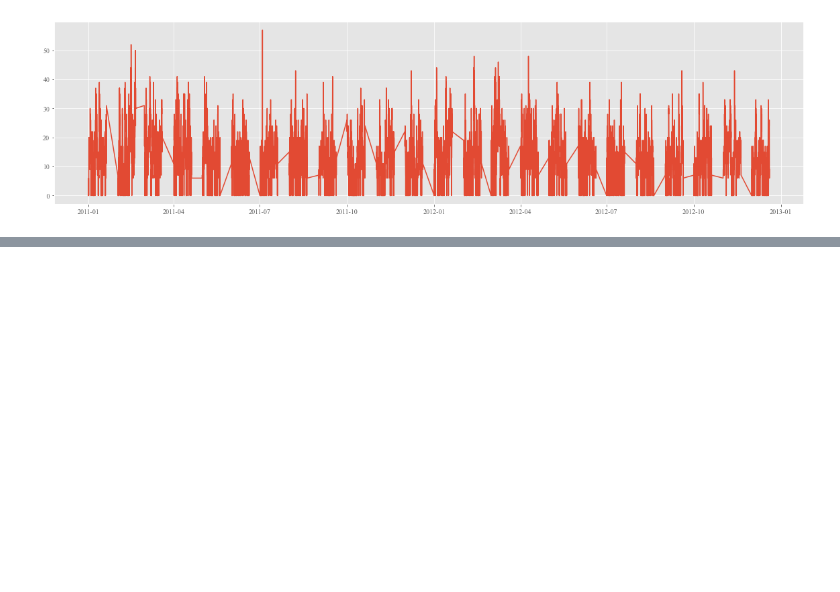
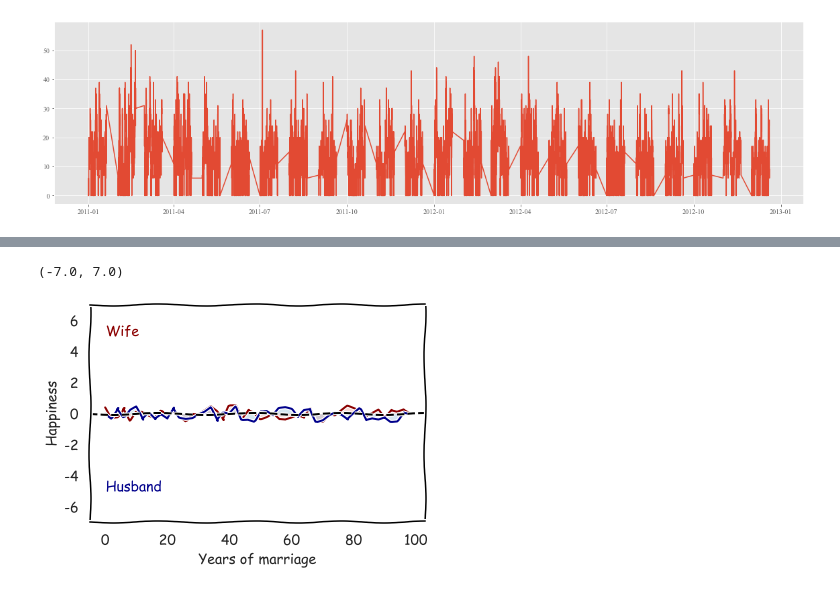
Before and after one commit to abhirup-ghosh/kaggle, a Jupyter notebook: bike-sharing-demand/main.ipynb, the cells around one changed output, grey strips where cells are left out. Saved outputs shown, nothing was run; the diff lists cells and outputs as text; code cells hidden in the pictures; blank space fills up the shorter version.

```diff
--- a/bike-sharing-demand/main.ipynb
+++ b/bike-sharing-demand/main.ipynb
@@ -130,0 +189,24 @@ df_train.head()
+# %%
+fig, ax = plt.subplots()
+
+x = np.arange(0, 100, 2)
+
+y1 = np.random.random(len(x)) - 0.5
+y2 = np.random.random(len(x)) - 0.5
+
+ax.plot(x, y1, color='darkred')
+ax.plot(x, y2, color='darkblue')
+ax.axhline(y=0, color='k', ls='dashed')
+ax.fill_between(x, y1=y1, y2=0, alpha=0.2)
+ax.fill_between(x, y1=y2, y2=0, alpha=0.2)
+
+ax.set_xlabel('Years of marriage')
+ax.set_ylabel('Happiness')
+
+ax.text(0.2, 5, "Wife", color='darkred')
+ax.text(0.2, -5, "Husband", color='darkblue')
+
+ax.set_ylim([-7, 7])
+# %% [output]
+(-7.0, 7.0)
+[figure, added]
```
Also changed, not shown: parts of 9 cells of this notebook, 6 other files.
